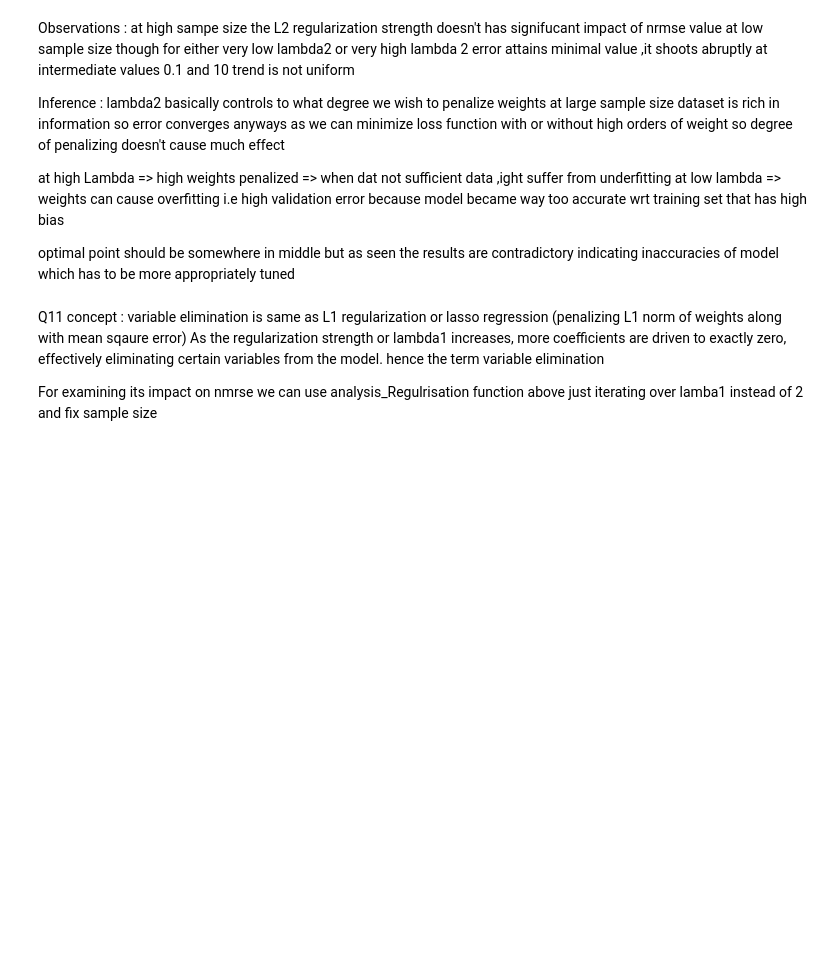
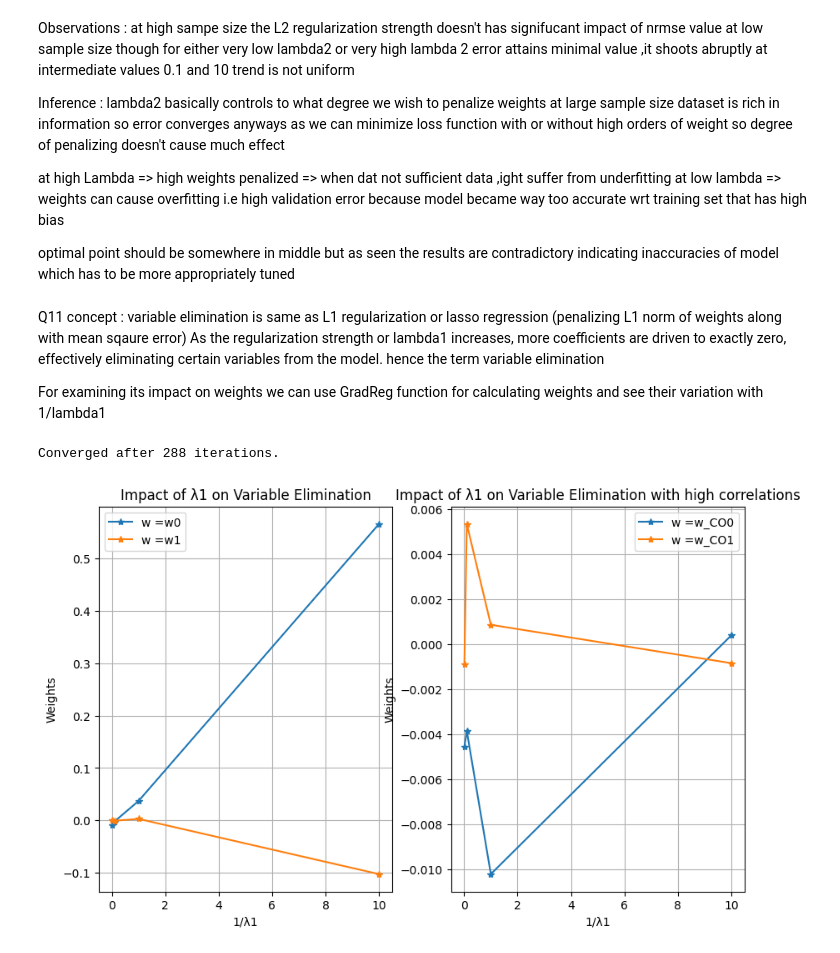
Before and after one commit to prachitgupta/ML_Algorithms, a Jupyter notebook: assignment/assignment1.ipynb, the cells around one changed output. Cells and saved outputs as stored; diff of their text form; code cells hidden in the pictures; blank space fills up the shorter version.

```diff
--- a/assignment/assignment1.ipynb
+++ b/assignment/assignment1.ipynb
@@ -18,7 +18,7 @@ Source : chat-gpt
 coding structure -> self
 # %%
 def generate_input_data(n, S):
-    m = 5 ## arbitary chosen no. of columns/features
+    m = 2 ## arbitary chosen no. of columns/features
     ##generate random matrix of size NXM
     random_matrix = np.random.randn(n,m)
     ##GENERATE INPUT DATA MATRIX using np.dot for matrix multiplication
@@ -453,4 +453,4 @@ optimal point should be somewhere in middle but as seen the results are contradi
 Q11  concept : variable elimination is same as L1 regularization or lasso regression (penalizing L1 norm of weights along with mean sqaure error)
 As the regularization strength or lambda1 increases, more coefficients are driven to exactly zero, effectively eliminating certain variables from the model. hence the term variable elimination
 
-For examining its impact on nmrse we can use analysis_Regulrisation function above just iterating over lamba1 instead of 2 and fix sample size
+For examining its impact on weights we can use GradReg function for calculating weights and see their variation with 1/lambda1
@@ -524,0 +457,66 @@ plt.show()
+# %%
+##part 1 Q 11
+## 1 by lambda 1
+lambda_reciprocal = []
+sigma = 2  # optimal Noise variance from q9
+##sample size
+N = 10000 ## optimal sample size q1
+D = 2  ## no of features ## single data matrix
+M = 2
+is_correlated = False  ## ease of analysis to slect correlated or uncorrelated
+##input matrix without correlations
+G = np.eye(M,D)  ##identity generator matrix of sample size
+## introduce correlations
+S = np.array([[1, 0.8],[0.8,1]])  ## introduce correlations  0.8 instead of 0  so high correlations
+##input matrix
+X = generate_input_data(N,G)
+X_Co = generate_input_data(N,S)
+## weights initialized random
+w = np.random.randn(D, 1)
+##for correlated
+w_co = np.random.randn(D, 1)
+## learning rate  (asked chat gpt what should it be can always improvise)
+learningRate = 0.01
+## no of iterations
+Iterations = 1000
+##Lamdas for regularization
+lambda1Values = [0.1 ,1 , 10, 100] ##asked gpt for initial values
+lambda2 = 0.01
+##array to store weights
+weights = np.zeros((D,len(lambda1Values)))
+weightsCo = np.zeros((D,len(lambda1Values)))
+for k,lambda1 in enumerate(lambda1Values):
+    ##target matrix
+    t = generate_target_matrix(X, w , sigma)
+    ##for correlated input
+    w_co = Grad_Reg(X_Co, w, t, lambda1, lambda2, Iterations, learningRate)
+    w = Grad_Reg(X, w, t, lambda1, lambda2, Iterations, learningRate)
+    ## w = D x1 array extract element  ##stores w in weights
+    weights[:,k] = w.flatten() ## each colum stores consecutive iterations
+    weightsCo[:,k] = w_co.flatten()
+    ##simultaneousily compue i/lambda
+    lambda_reciprocal.append(1/lambda1)
+#print(len(weights))
+# Plot weights versus 1/λ1
+plt.figure(figsize=(10, 6))
+plt.subplot(1,2,1)
+for i in range(w.shape[0]):
+    plt.plot(lambda_reciprocal, weights[i,:], marker='*', label=f'w =w{i}') ## asked gemini
+plt.xlabel('1/λ1')
+plt.ylabel('Weights')
+plt.title('Impact of λ1 on Variable Elimination')
+plt.grid(True)
+plt.legend()
+
+plt.subplot(1,2,2)
+for i in range(w_co.shape[0]):
+    plt.plot(lambda_reciprocal, weightsCo[i,:], marker='*', label=f'w =w_CO{i}') ## asked gemini
+plt.xlabel('1/λ1')
+plt.ylabel('Weights')
+plt.title('Impact of λ1 on Variable Elimination with high correlations')
+plt.grid(True)
+plt.legend()
+plt.show()
+# %% [output]
+Converged after 288 iterations.
+[figure, added]
```
Also changed, not shown: parts of 4 cells of this notebook.
